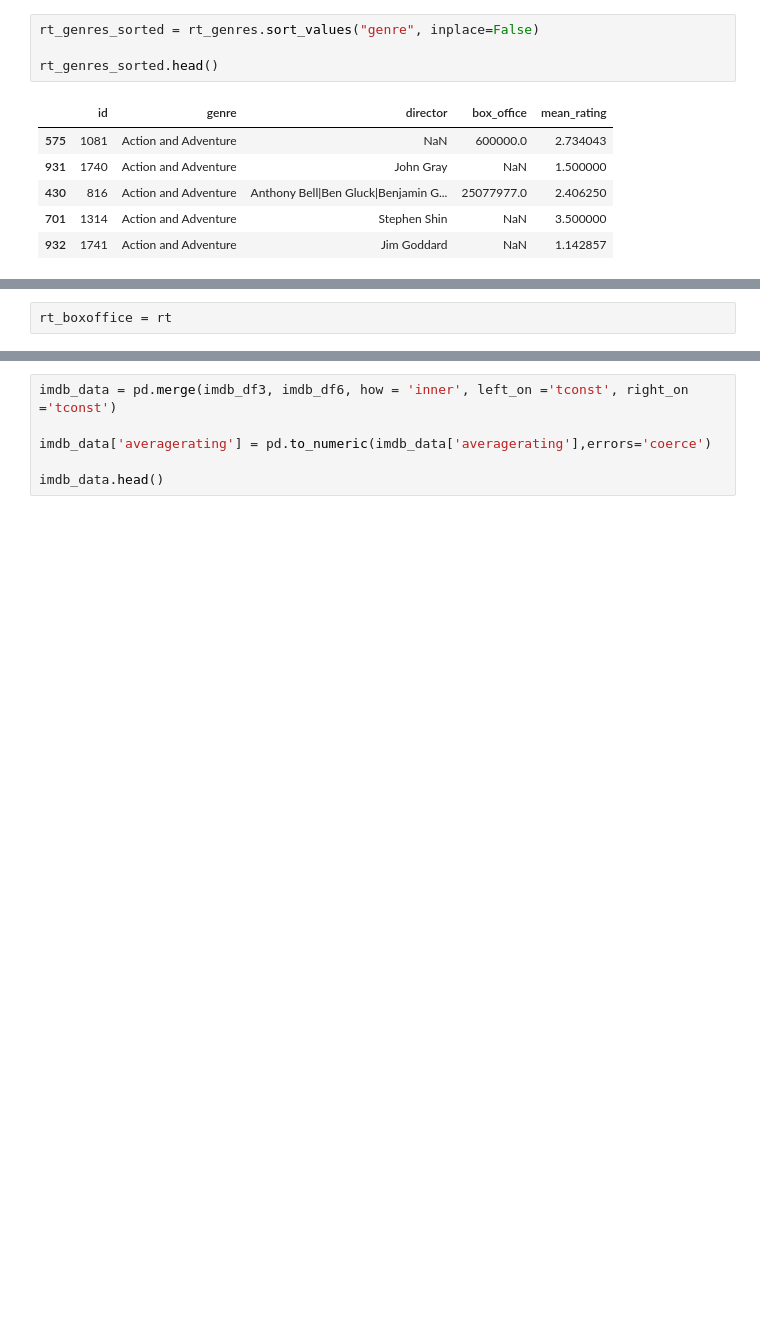
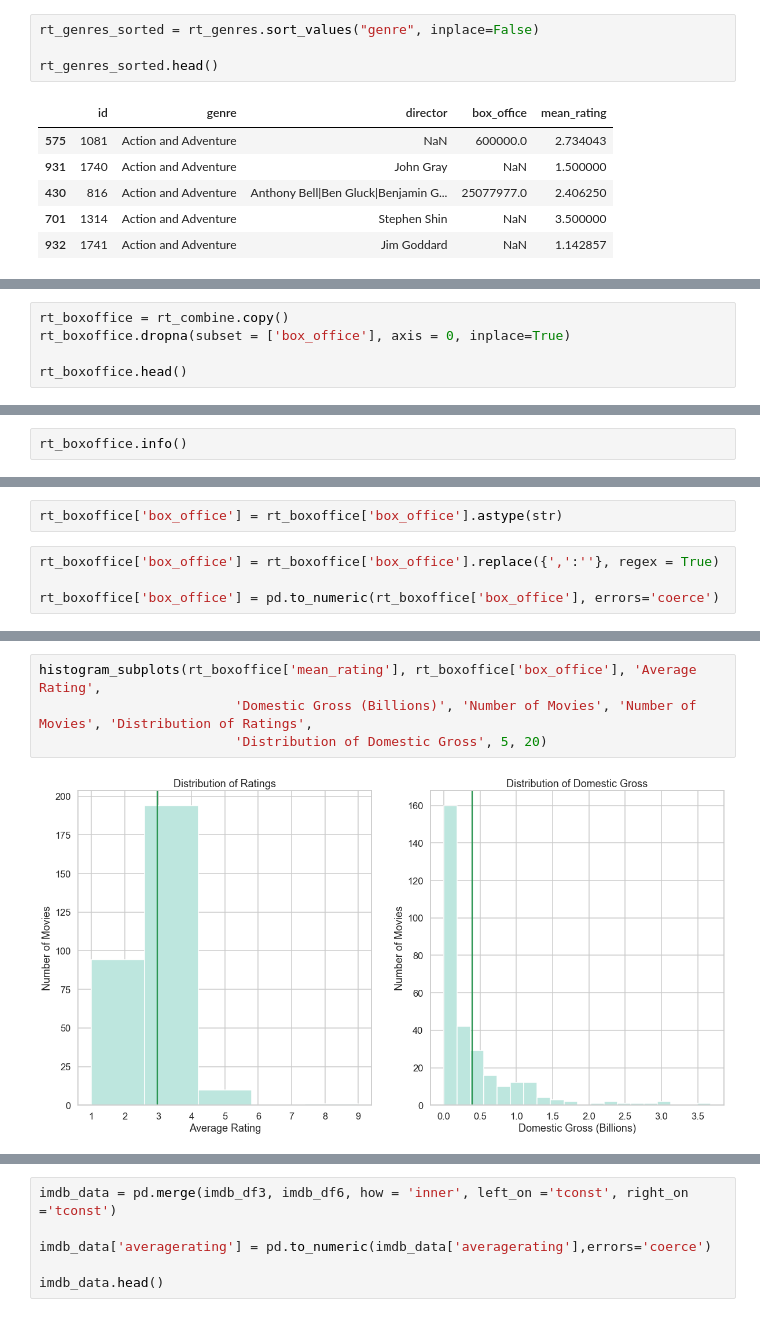
Before and after one commit to JenniferLavoie/DSFirstProject, a Jupyter notebook: student.ipynb, the cells around one changed output, grey strips where cells are left out. Cells and saved outputs as stored; diff of their text form; blank space fills up the shorter version.

```diff
--- a/student.ipynb
+++ b/student.ipynb
@@ -725,0 +766,5 @@ plt.show()
+# %%
+rt_boxoffice = rt_combine.copy()
+rt_boxoffice.dropna(subset = ['box_office'], axis = 0, inplace=True)
+
+rt_boxoffice.head()
@@ -726,2 +782,2 @@ plt.show()
 # %%
-rt_boxoffice = rt
+rt_boxoffice.info()
@@ -727,0 +797,6 @@ rt_boxoffice = rt
+# %%
+rt_boxoffice['box_office'] = rt_boxoffice['box_office'].astype(str)
+# %%
+rt_boxoffice['box_office'] = rt_boxoffice['box_office'].replace({',':''}, regex = True)
+
+rt_boxoffice['box_office'] = pd.to_numeric(rt_boxoffice['box_office'], errors='coerce')
@@ -727,0 +812,6 @@ rt_boxoffice = rt
+# %%
+histogram_subplots(rt_boxoffice['mean_rating'], rt_boxoffice['box_office'], 'Average Rating',
+                         'Domestic Gross (Billions)', 'Number of Movies', 'Number of Movies', 'Distribution of Ratings',
+                         'Distribution of Domestic Gross', 5, 20)
+# %% [output]
+[figure, added]
```
Also changed, not shown: parts of 95 cells of this notebook.
